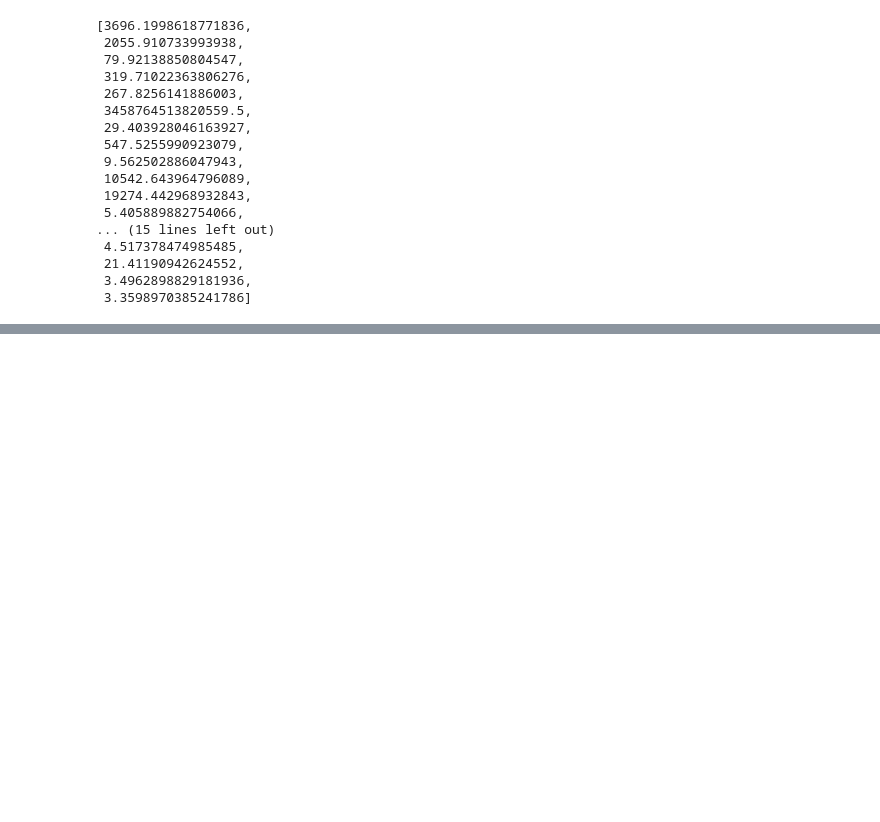
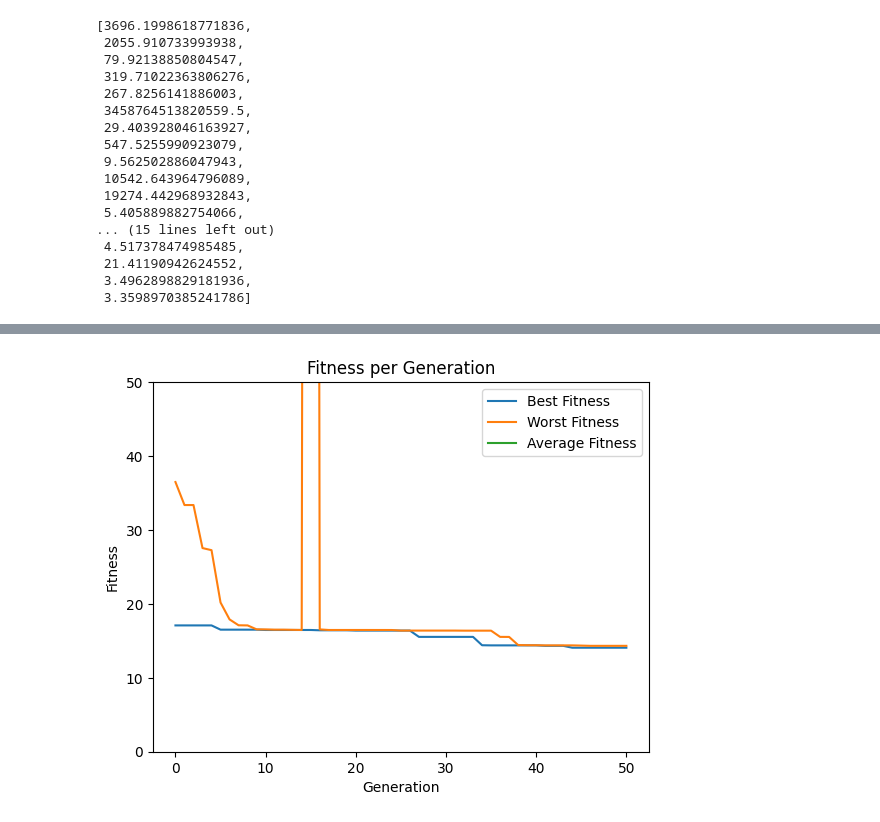
Before and after one commit to RockFall/srs, a Jupyter notebook: Computação_Natural_TP01.ipynb, the cells around one changed output, grey strips where cells are left out. Saved outputs shown, nothing was run; the diff lists cells and outputs as text; code cells hidden in the pictures; blank space fills up the shorter version.

```diff
--- a/Computação_Natural_TP01.ipynb
+++ b/Computação_Natural_TP01.ipynb
@@ -1534,0 +1596,26 @@ plt.show()
+# %%
+# Data per generation
+best_fitness = solver.get_best_param_per_generation('best_all_fitness', 'concrete-default--pop:50-gens:50-it:0')
+best_curr_fitness = solver.get_best_param_per_generation('best_curr_fitness', 'concrete-default--pop:50-gens:50-it:0')
+worst_fitness = solver.get_best_param_per_generation('worst_curr_fitness', 'concrete-default--pop:50-gens:50-it:0')
+avg_fitness = solver.get_best_param_per_generation('avg', 'concrete-default--pop:50-gens:50-it:0')
+
+# Plotting th Best (green), Worst (red) and Average (blue) fitness per generation with labels
+# But cap it at fitness=100
+import matplotlib.pyplot as plt
+
+plt.plot(best_fitness, label='Best Fitness')
+plt.plot(worst_fitness, label='Worst Fitness')
+plt.plot(avg_fitness, label='Average Fitness')
+plt.xlabel('Generation')
+plt.ylabel('Fitness')
+plt.title('Fitness per Generation')
+
+# max y value is 100
+axes = plt.gca()
+axes.set_ylim([0,50])
+
+plt.legend()
+plt.show()
+# %% [output]
+[figure, added]
```
Also changed, not shown: parts of 23 cells of this notebook, 8 other files.
